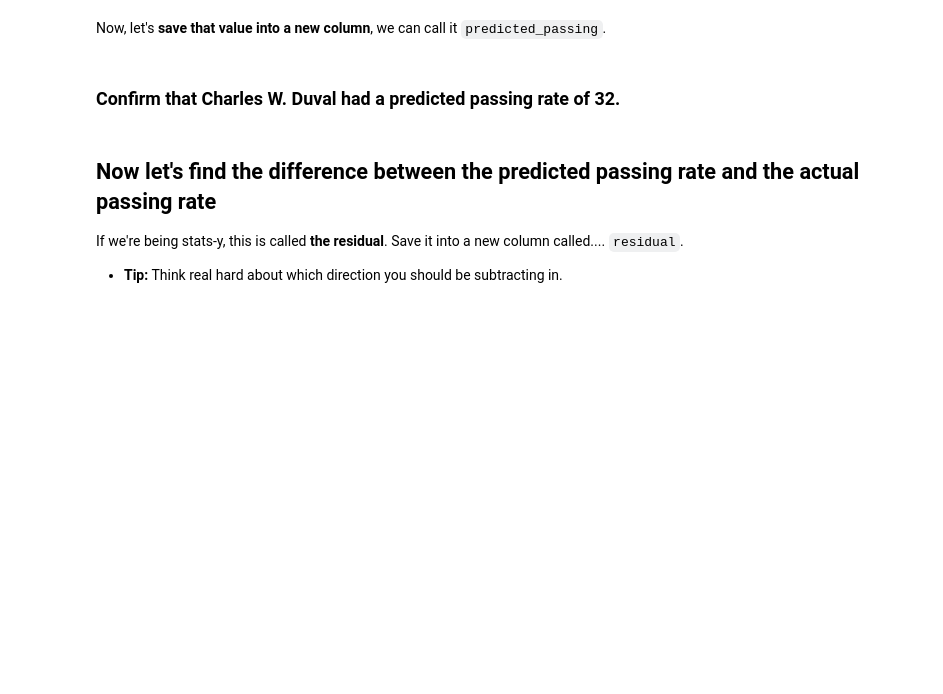
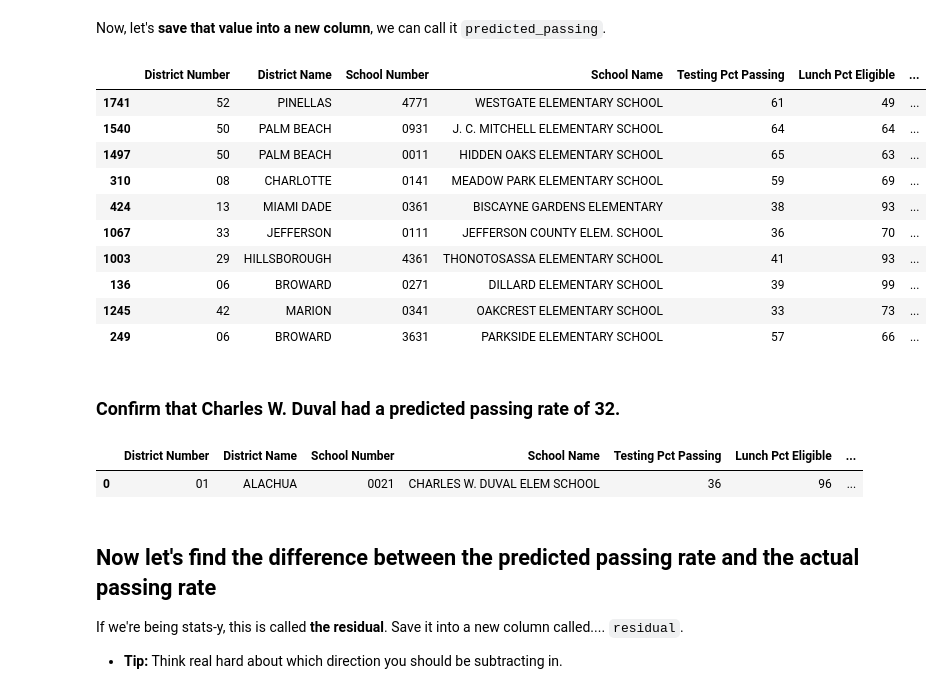
Before and after one commit to domhnallog/class_col_algorithms, a Jupyter notebook: 03-homework/03-homework-extracredit-fl-schools_noClean-odonnchadha.ipynb, the cells around one changed output. Cells and saved outputs as stored; diff of their text form; code cells hidden in the pictures; blank space fills up the shorter version.

```diff
--- a/03-homework/03-homework-extracredit-fl-schools_noClean-odonnchadha.ipynb
+++ b/03-homework/03-homework-extracredit-fl-schools_noClean-odonnchadha.ipynb
@@ -170,3 +195,11 @@ Now let's be a little more exact: run a linear regression that takes into accoun
 
 * **Tip:** Use `.dropna()` to remove missing data
 * **Tip:** Remember to use `sm.add_constant`!
+# %%
+X = merge_df[['Lunch Pct Eligible','Demog Pct Black']]
+X = sm.add_constant(X)
+Y = merge_df['Testing Pct Passing']
+
+mod = sm.OLS(Y,X)
+res = mod.fit()
+res.summary()
@@ -180,8 +234,29 @@ For example, "For every X change, we get Y change"
 The point of the regression is to predict the percent passing, right? We can use `result.predict()` to get the predicted passing rate for each school. Try to run it below:
 # %% [markdown]
 Now, let's **save that value into a new column**, we can call it `predicted_passing`.
+# %%
+merge_df['Testing Predict Passing'] = res.predict().round(1)
+# %%
+merge_df.sample(10)
+# %% [output]
+|  | District Number | District Name | School Number | School Name | Testing Pct Passing | Lunch Pct Eligible | ... |
+| 1741 | 52 | PINELLAS | 4771 | WESTGATE ELEMENTARY SCHOOL | 61 | 49 | ... |
+| 1540 | 50 | PALM BEACH | 0931 | J. C. MITCHELL ELEMENTARY SCHOOL | 64 | 64 | ... |
+| 1497 | 50 | PALM BEACH | 0011 | HIDDEN OAKS ELEMENTARY SCHOOL | 65 | 63 | ... |
+| 310 | 08 | CHARLOTTE | 0141 | MEADOW PARK ELEMENTARY SCHOOL | 59 | 69 | ... |
+| 424 | 13 | MIAMI DADE | 0361 | BISCAYNE GARDENS ELEMENTARY | 38 | 93 | ... |
+| 1067 | 33 | JEFFERSON | 0111 | JEFFERSON COUNTY ELEM. SCHOOL | 36 | 70 | ... |
+| 1003 | 29 | HILLSBOROUGH | 4361 | THONOTOSASSA ELEMENTARY SCHOOL | 41 | 93 | ... |
+| 136 | 06 | BROWARD | 0271 | DILLARD ELEMENTARY SCHOOL | 39 | 99 | ... |
+| 1245 | 42 | MARION | 0341 | OAKCREST ELEMENTARY SCHOOL | 33 | 73 | ... |
+| 249 | 06 | BROWARD | 3631 | PARKSIDE ELEMENTARY SCHOOL | 57 | 66 | ... |
 # %% [markdown]
 ### Confirm that Charles W. Duval had a predicted passing rate of 32.
+# %%
+merge_df[merge_df['School Name'].str.contains("CHARLES W. DUVAL")]
+# %% [output]
+|  | District Number | District Name | School Number | School Name | Testing Pct Passing | Lunch Pct Eligible | ... |
+| 0 | 01 | ALACHUA | 0021 | CHARLES W. DUVAL ELEM SCHOOL | 36 | 96 | ... |
 # %% [markdown]
 ## Now let's find the difference between the predicted passing rate and the actual passing rate
 
```
Also changed, not shown: parts of 6 cells of this notebook, 1 other file.
